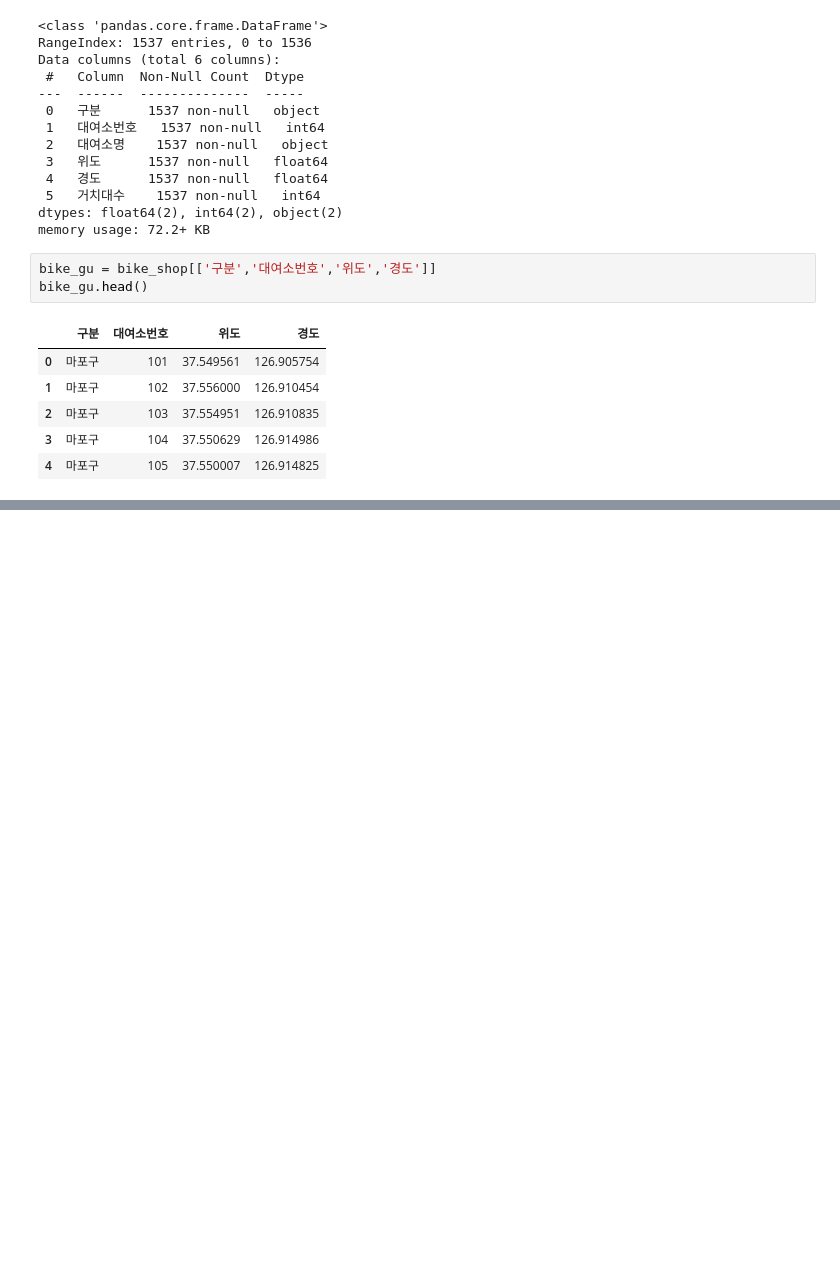
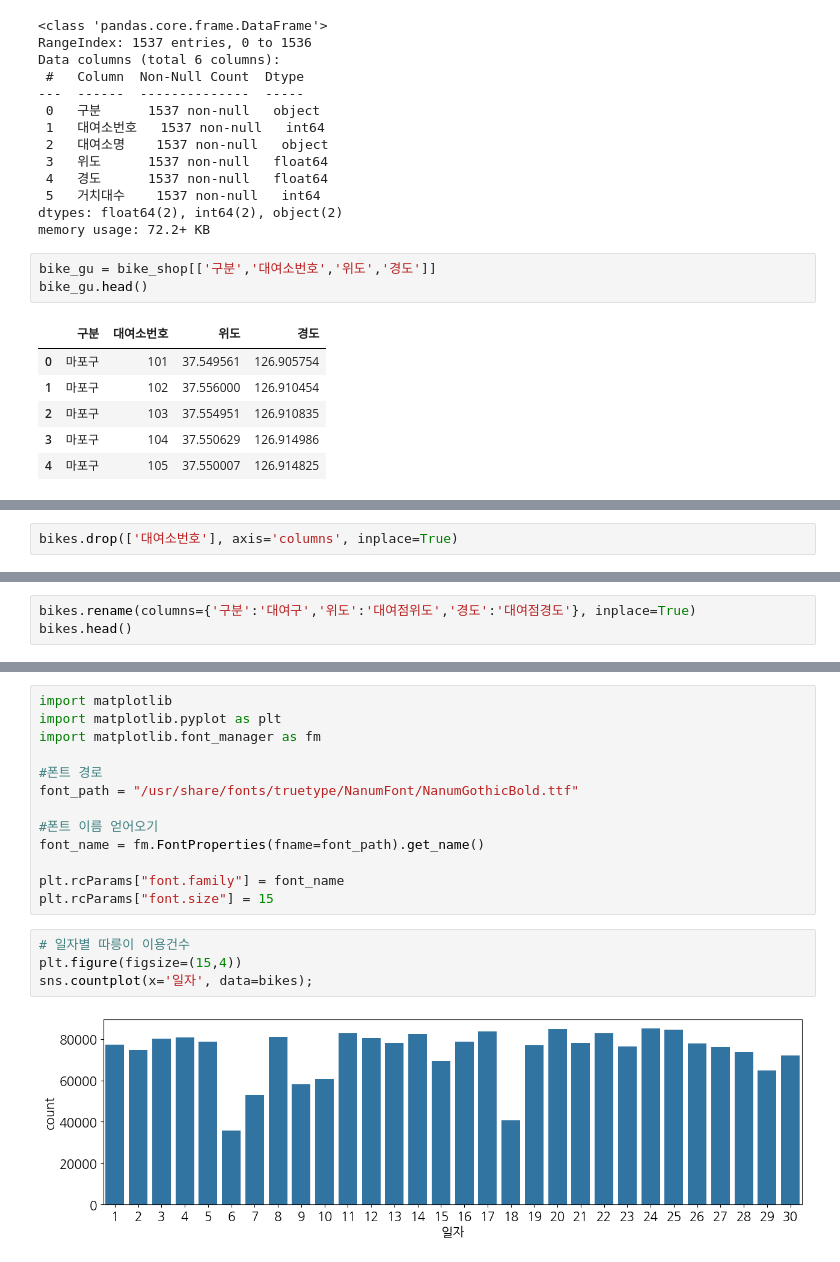
Before and after one commit to dongjoo12/github-demo, a Jupyter notebook: notebooks/bike_ride.ipynb, the cells around one changed output, grey strips where cells are left out. Saved outputs shown, nothing was run; the diff lists cells and outputs as text; blank space fills up the shorter version.

```diff
--- a/notebooks/bike_ride.ipynb
+++ b/notebooks/bike_ride.ipynb
@@ -323,3 +323,5 @@ bikes.head()
 | 2 | SPB-20387 | 2019-06-05 08:27:00 | 646 | 장한평역 1번출구 (국민은행앞) | 12 | 1930 | 5 | 8 | 수 | 평일 | 동대문구 | ... |
 | 3 | SPB-16794 | 2019-06-05 08:46:00 | 646 | 장한평역 1번출구 (국민은행앞) | 6 | 1340 | 5 | 8 | 수 | 평일 | 동대문구 | ... |
 | 4 | SPB-18266 | 2019-06-10 08:27:00 | 529 | 장한평역 8번 출구 앞 | 5 | 1230 | 10 | 8 | 월 | 평일 | 성동구 | ... |
+# %%
+bikes.drop(['대여소번호'], axis='columns', inplace=True)
@@ -325,0 +334,3 @@ bikes.head()
+# %%
+bikes.rename(columns={'구분':'대여구','위도':'대여점위도','경도':'대여점경도'}, inplace=True)
+bikes.head()
@@ -325,0 +367,19 @@ bikes.head()
+# %%
+import matplotlib
+import matplotlib.pyplot as plt
+import matplotlib.font_manager as fm
+
+#폰트 경로
+font_path = "/usr/share/fonts/truetype/NanumFont/NanumGothicBold.ttf"
+
+#폰트 이름 얻어오기
+font_name = fm.FontProperties(fname=font_path).get_name()
+
+plt.rcParams["font.family"] = font_name
+plt.rcParams["font.size"] = 15
+# %%
+# 일자별 따릉이 이용건수
+plt.figure(figsize=(15,4))
+sns.countplot(x='일자', data=bikes);
+# %% [output]
+[figure, added]
```
Also changed, not shown: parts of 26 cells of this notebook, 1 other file.
